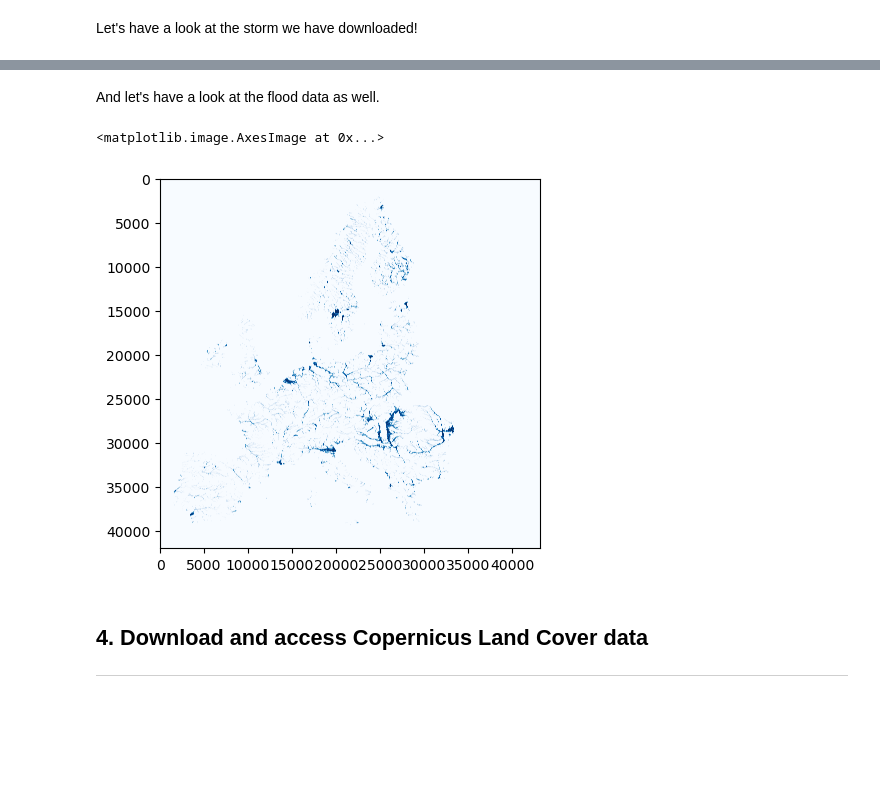
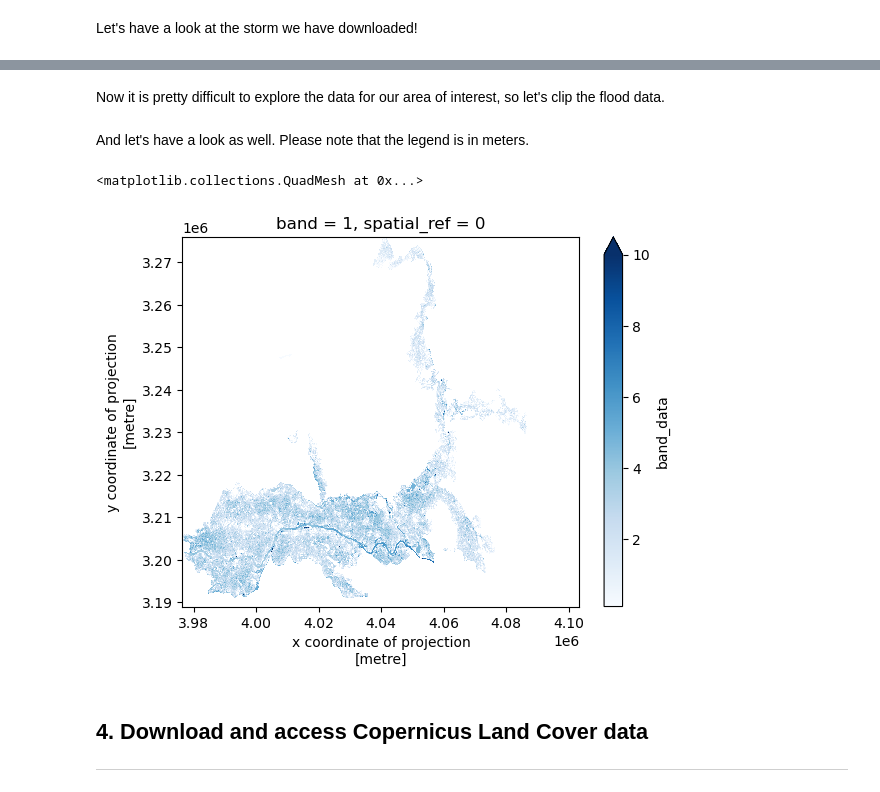
Before and after one commit to ElcoK/BigData_AED, a Jupyter notebook: _sources/week4/tutorial2.ipynb, the cells around one changed output, grey strips where cells are left out. Cells and saved outputs as stored; diff of their text form; code cells hidden in the pictures; blank space fills up the shorter version.

```diff
--- a/_sources/week4/tutorial2.ipynb
+++ b/_sources/week4/tutorial2.ipynb
@@ -153,7 +173,5 @@ And similarly, we want to open the flood map. But now we do not have to unzip th
 # %%
-flood_map_path = os.path.join('C:\Data\Flood_data','floodMapEU_rp100y.tif')
-
-with rasterio.open(flood_map_path) as src:
-    flood_map = src.read()[0,
-                           :, :]
-    transform = src.transform
+flood_map_path = os.path.join('C:\Data\Flood_data','floodmap_EFAS_RP100_C.tif')
+# %%
+flood_map = xr.open_dataset(flood_map_path, engine="rasterio")
+flood_map
@@ -159,0 +190,3 @@ with rasterio.open(flood_map_path) as src:
+# %%
+flood_map.rio.write_crs(3035, inplace=True)
+flood_map.rio.set_spatial_dims(x_dim="x",y_dim="y", inplace=True)
@@ -160,10 +203,14 @@ with rasterio.open(flood_map_path) as src:
+# %% [markdown]
+Now it is pretty difficult to explore the data for our area of interest, so let's clip the flood data.
+# %%
+flood_map_area = flood_map.rio.clip(area.geometry.values, area.crs)
 # %% [markdown]
-And let's have a look at the flood data as well.
+And let's have a look as well. Please note that the legend is in meters.
-# %%
-plt.imshow(flood_map,cmap='Blues')
-# %% [output]
-<matplotlib.image.AxesImage at 0x...>
-[figure, removed]
+# %%
+flood_map_area['band_data'].plot(cmap='Blues',vmax=10)
+# %% [output]
+<matplotlib.collections.QuadMesh at 0x...>
+[figure, added]
 # %% [markdown]
 ## 4. Download and access Copernicus Land Cover data
 <hr>
```
Also changed, not shown: parts of 37 cells of this notebook, 13 other files.
